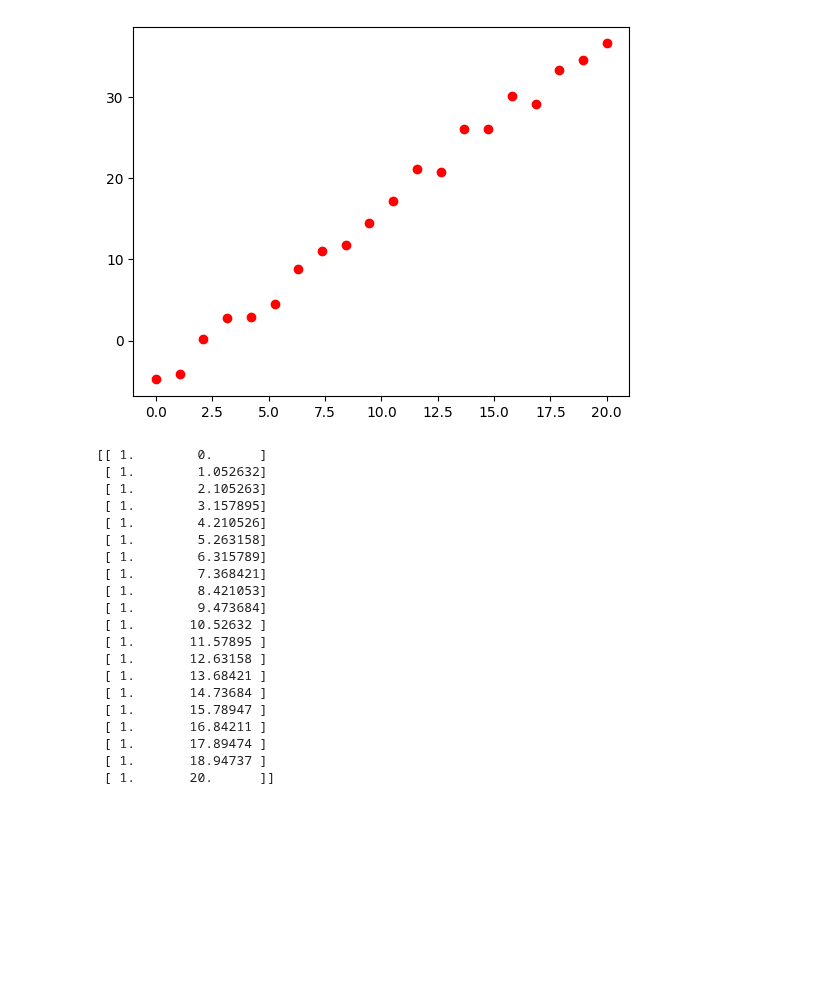
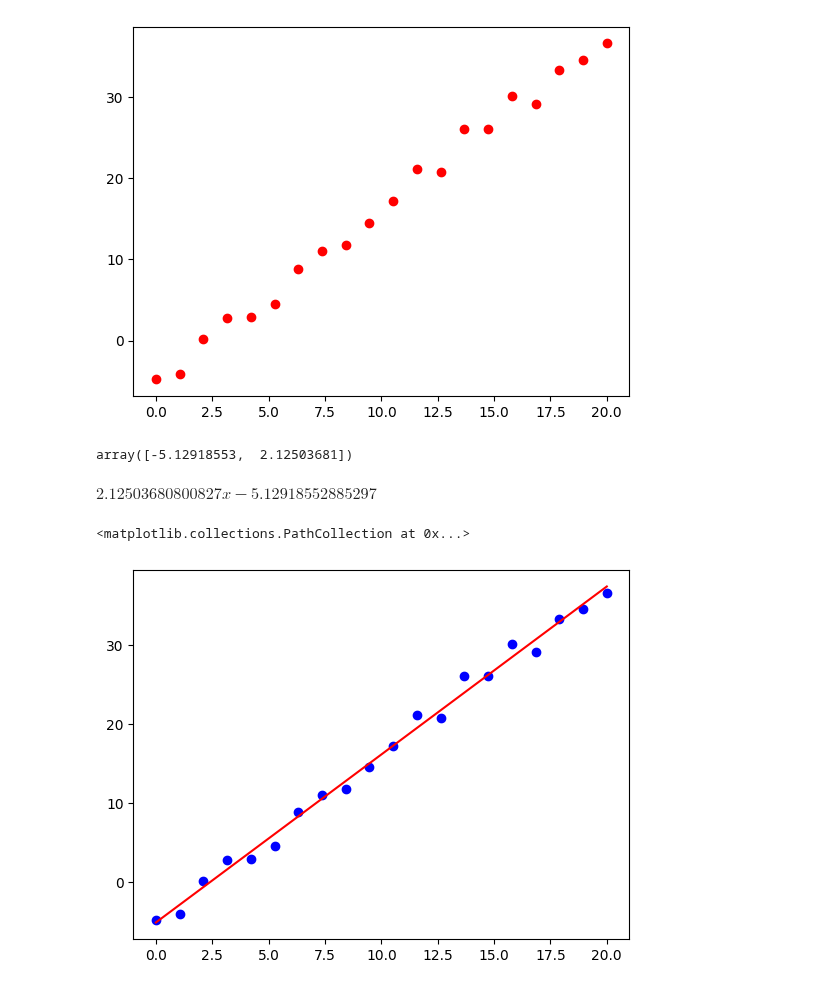
Before and after one commit to asegura4488/MetodosComputacionales1, a Jupyter notebook: Semana11/MinimosCuadrados.ipynb, the cells around one changed output. Drawn from its saved outputs; the diff is of its cells as text; code cells hidden in the pictures; blank space fills up the shorter version.

```diff
--- a/Semana11/MinimosCuadrados.ipynb
+++ b/Semana11/MinimosCuadrados.ipynb
@@ -40,27 +40,41 @@ def GetFit(x,y,n=1):
   for i in range(1,n+1):
     A[:,i] = x**i
 
-  print(A)
+  # Fitting
+  AT = np.dot(A.T,A)
+  bT = np.dot(A.T,b)
+
+  #print(AT)
+
+  xsol = np.dot(np.linalg.inv(AT),bT)
+
+  return xsol
 # %%
-GetFit(x,y)
+params = GetFit(x,y)
+params
 # %% [output]
-[[ 1.        0.      ]
- [ 1.        1.052632]
- [ 1.        2.105263]
- [ 1.        3.157895]
- [ 1.        4.210526]
- [ 1.        5.263158]
- [ 1.        6.315789]
- [ 1.        7.368421]
- [ 1.        8.421053]
- [ 1.        9.473684]
- [ 1.       10.52632 ]
- [ 1.       11.57895 ]
- [ 1.       12.63158 ]
- [ 1.       13.68421 ]
- [ 1.       14.73684 ]
- [ 1.       15.78947 ]
- [ 1.       16.84211 ]
- [ 1.       17.89474 ]
- [ 1.       18.94737 ]
- [ 1.       20.      ]]
+array([-5.12918553,  2.12503681])
+# %%
+def GetModel(x,p):
+
+  y = 0.
+  for n in range(len(p)):
+    y += p[n]*x**n
+
+  return y
+# %%
+import sympy as sym
+X = sym.Symbol('x',real=True)
+Y = GetModel(X,params)
+Y
+# %% [output]
+$\displaystyle 2.12503680800827 x - 5.12918552885297$
+# %%
+_x = np.linspace(np.min(x),np.max(x),50)
+_y = GetModel(_x,params)
+# %%
+plt.plot(_x,_y,color='red')
+plt.scatter(x,y,color='blue')
+# %% [output]
+<matplotlib.collections.PathCollection at 0x...>
+[figure, added]
```
